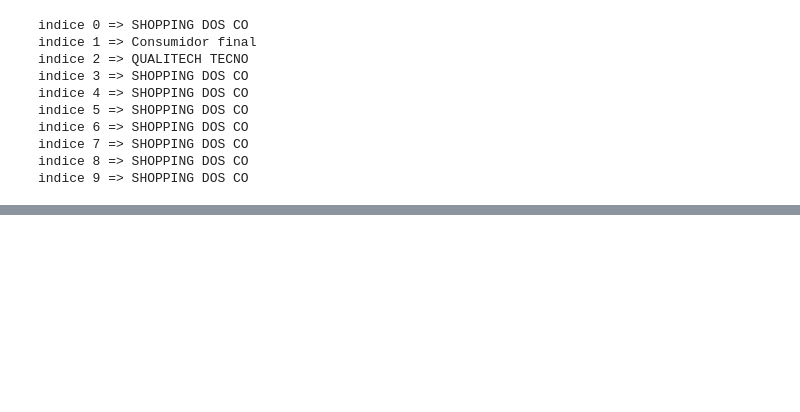
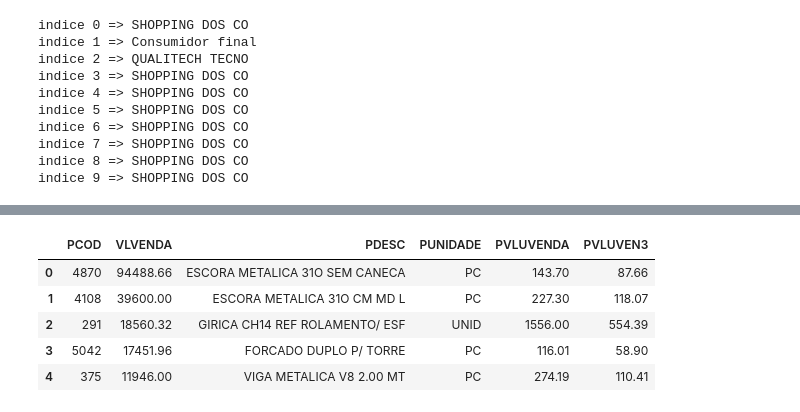
Before and after one commit to franciscovmn/streamlit-start, a Jupyter notebook: jupyter/dados.ipynb, the cells around one changed output, grey strips where cells are left out. Saved outputs shown, nothing was run; the diff lists cells and outputs as text; code cells hidden in the pictures; blank space fills up the shorter version.

```diff
--- a/dados.ipynb
+++ b/jupyter/dados.ipynb
@@ -5,3 +5,5 @@ compra_itens=pd.read_csv('compra_itens.csv')
+# %%
+venda_itens = pd.read_csv('venda_itens.csv', delimiter=';', encoding='latin1')
 # %%
 produtos = pd.read_csv('produto.csv', sep=';', encoding='latin1')
 # %%
@@ -158,0 +134,21 @@ memory usage: 3.7+ KB
+# %%
+# Criando tabela dos produtos que mais venderam
+produto_mais_venda = venda_itens.groupby('PCOD')['VLVENDA'].sum().reset_index()
+
+# Localizando os produtos que mais venderam
+produto_mais_venda = produto_mais_venda.sort_values(by='VLVENDA', ascending=False)
+
+# Selecionando os top 5 produtos que mais venderam
+top_produtos_mais_vendidos = produto_mais_venda.head(5)
+
+# Agora mesclando para saber o nome dos produtos
+verifica_nome_produtos_vendas = top_produtos_mais_vendidos.merge(produtos[['PCOD', 'PDESC', 'PUNIDADE', 'PVLUVENDA' , 'PVLUVEN3']], on='PCOD')
+
+verifica_nome_produtos_vendas
+# %% [output]
+|  | PCOD | VLVENDA | PDESC | PUNIDADE | PVLUVENDA | PVLUVEN3 |
+| 0 | 4870 | 94488.66 | ESCORA METALICA 31O SEM CANECA | PC | 143.70 | 87.66 |
+| 1 | 4108 | 39600.00 | ESCORA METALICA 31O CM MD L | PC | 227.30 | 118.07 |
+| 2 | 291 | 18560.32 | GIRICA CH14 REF ROLAMENTO/ ESF | UNID | 1556.00 | 554.39 |
+| 3 | 5042 | 17451.96 | FORCADO DUPLO P/ TORRE | PC | 116.01 | 58.90 |
+| 4 | 375 | 11946.00 | VIGA METALICA V8 2.00 MT | PC | 274.19 | 110.41 |
```
Also changed, not shown: parts of 5 cells of this notebook, 13 other files.
